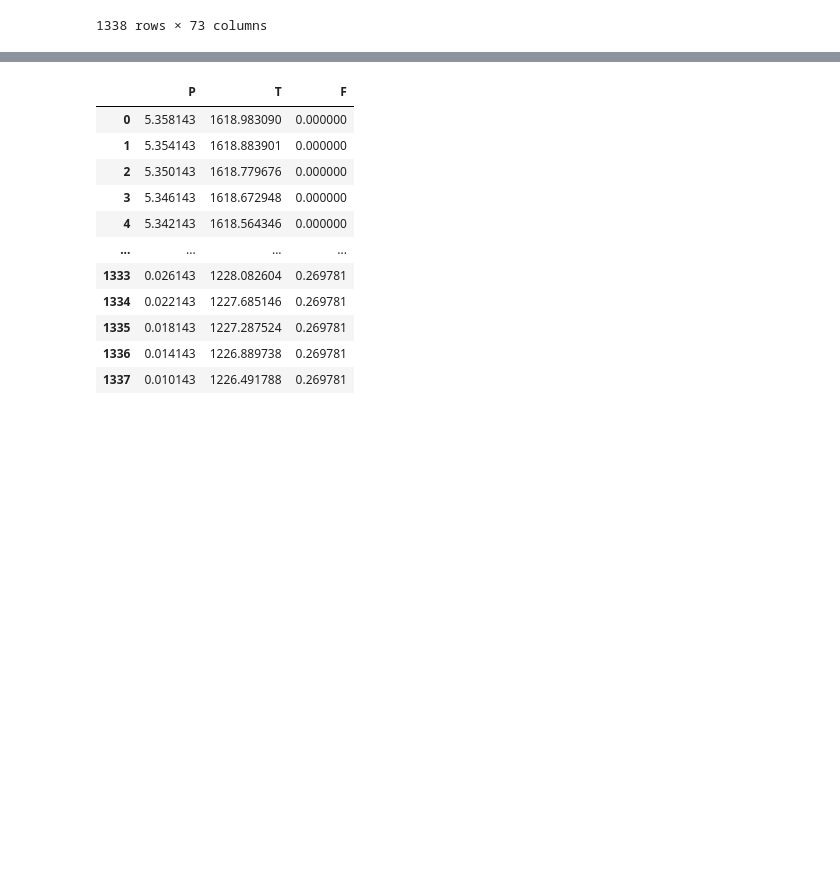
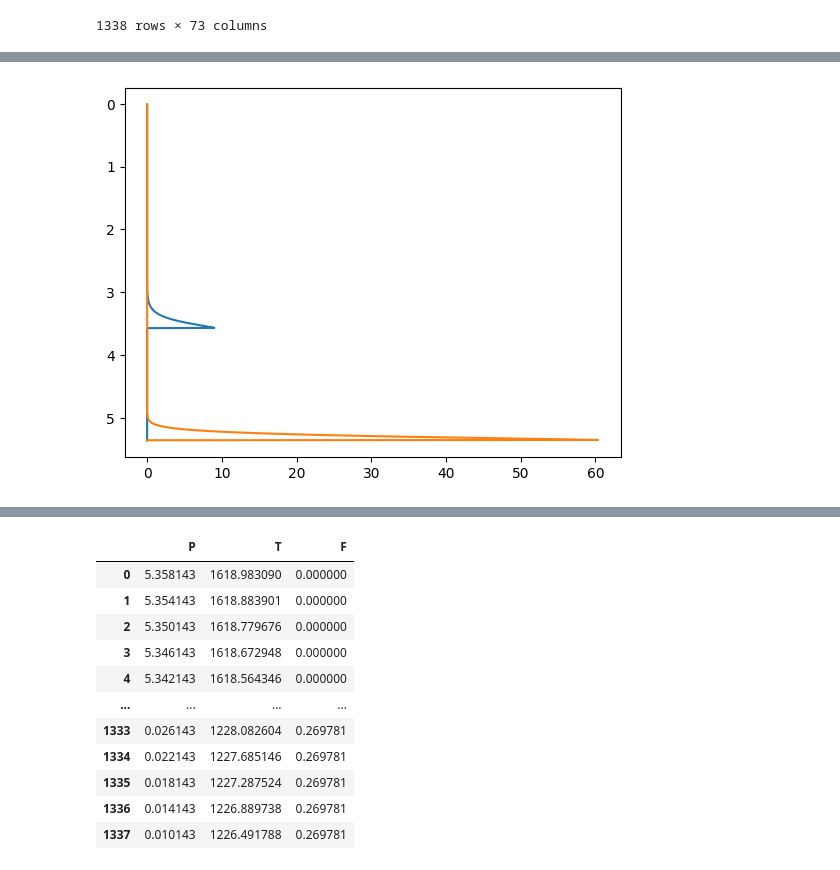
Before and after one commit to simonwmatthews/pyMelt, a Jupyter notebook: dev/stableisotopeengine.ipynb, the cells around one changed output, grey strips where cells are left out. Drawn from its saved outputs; the diff is of its cells as text; code cells hidden in the pictures; blank space fills up the shorter version.

```diff
--- a/dev/stableisotopeengine.ipynb
+++ b/dev/stableisotopeengine.ipynb
@@ -92,0 +106,11 @@ column.composition['lz']
+# %%
+f, a = plt.subplots()
+
+a.plot(column.composition['lz']['liq_La'], column.composition['lz']['P'])
+a.plot(column.composition['px']['liq_La'], column.composition['px']['P'])
+
+a.invert_yaxis()
+
+plt.show()
+# %% [output]
+[figure, added]
```
Also changed, not shown: parts of 12 cells of this notebook, 1 other file.
